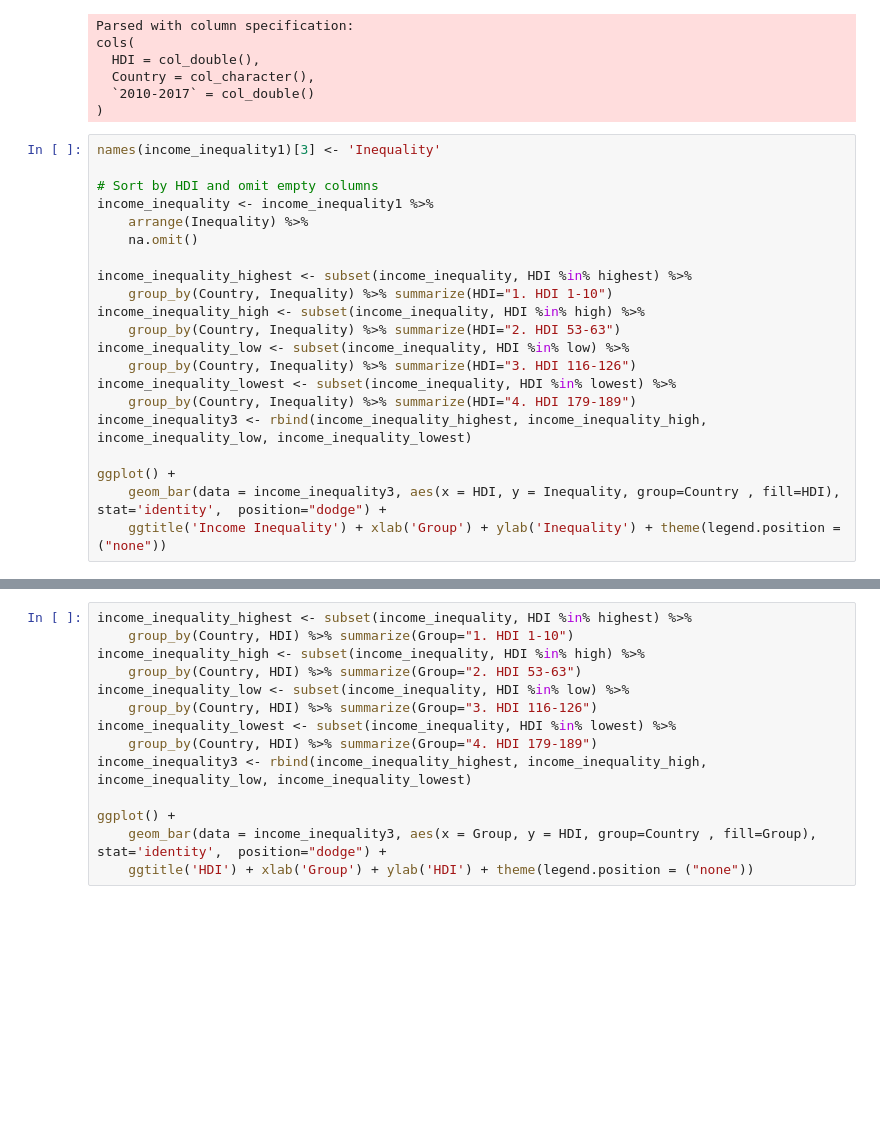
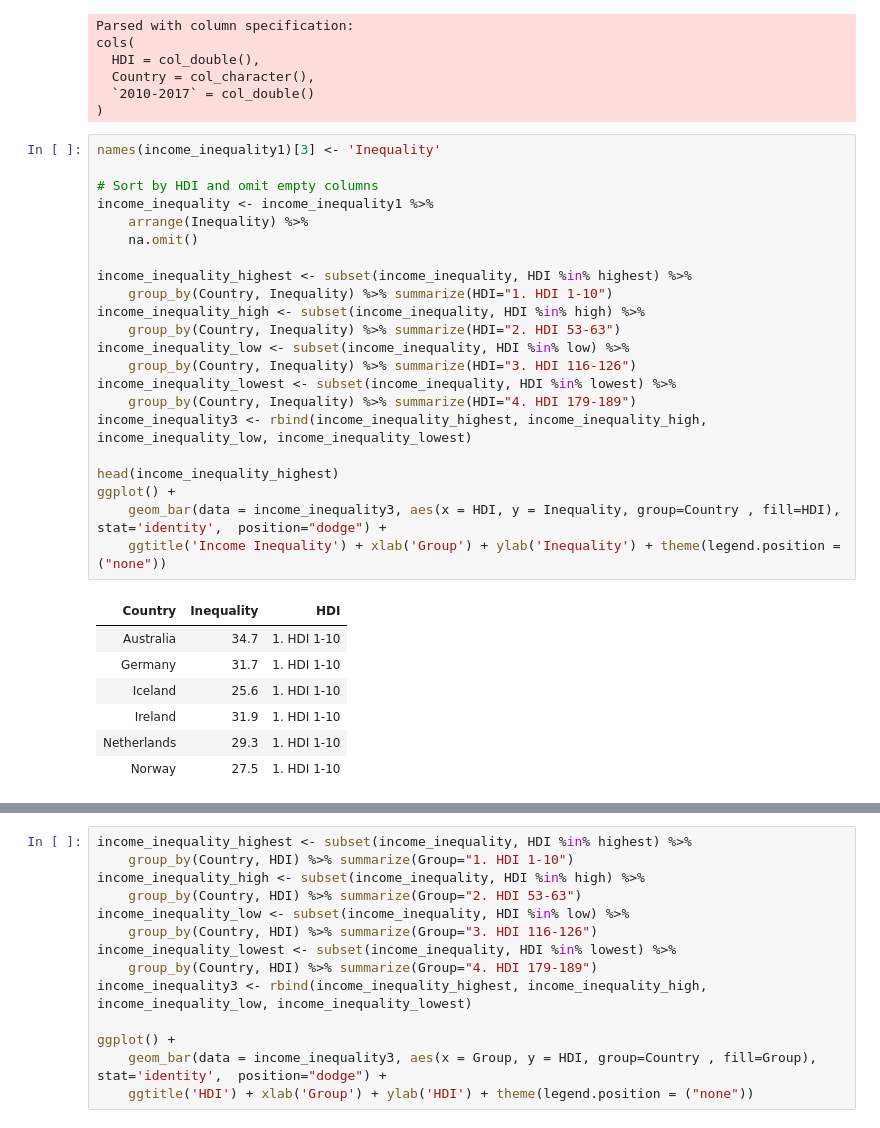
Before and after one commit to hazelerickson/data201, a Jupyter notebook: Group project - Income Index and Unemployment.ipynb, the cells around one changed output, grey strips where cells are left out. Saved outputs shown, nothing was run; the diff lists cells and outputs as text; blank space fills up the shorter version.

```diff
--- a/Group project - Income Index and Unemployment.ipynb
+++ b/Group project - Income Index and Unemployment.ipynb
@@ -181,25 +251,33 @@ cols(
 # %%
 names(income_inequality1)[3] <- 'Inequality'
 
 # Sort by HDI and omit empty columns
 income_inequality <- income_inequality1 %>%
     arrange(Inequality) %>%
     na.omit()
 
 income_inequality_highest <- subset(income_inequality, HDI %in% highest) %>%
     group_by(Country, Inequality) %>% summarize(HDI="1. HDI 1-10")
 income_inequality_high <- subset(income_inequality, HDI %in% high) %>%
     group_by(Country, Inequality) %>% summarize(HDI="2. HDI 53-63")
 income_inequality_low <- subset(income_inequality, HDI %in% low) %>%
     group_by(Country, Inequality) %>% summarize(HDI="3. HDI 116-126")
 income_inequality_lowest <- subset(income_inequality, HDI %in% lowest) %>%
     group_by(Country, Inequality) %>% summarize(HDI="4. HDI 179-189")
 income_inequality3 <- rbind(income_inequality_highest, income_inequality_high, income_inequality_low, income_inequality_lowest)
 
+head(income_inequality_highest)
 ggplot() +
     geom_bar(data = income_inequality3, aes(x = HDI, y = Inequality, group=Country , fill=HDI), stat='identity',  position="dodge") +
     ggtitle('Income Inequality') + xlab('Group') + ylab('Inequality') + theme(legend.position = ("none"))
 # %% [output]
+| Country | Inequality | HDI |
+| Australia | 34.7 | 1. HDI 1-10 |
+| Germany | 31.7 | 1. HDI 1-10 |
+| Iceland | 25.6 | 1. HDI 1-10 |
+| Ireland | 31.9 | 1. HDI 1-10 |
+| Netherlands | 29.3 | 1. HDI 1-10 |
+| Norway | 27.5 | 1. HDI 1-10 |
 [figure]
 # %%
 income_inequality_highest <- subset(income_inequality, HDI %in% highest) %>%
```
Also changed, not shown: parts of 10 cells of this notebook, 1 other file.
